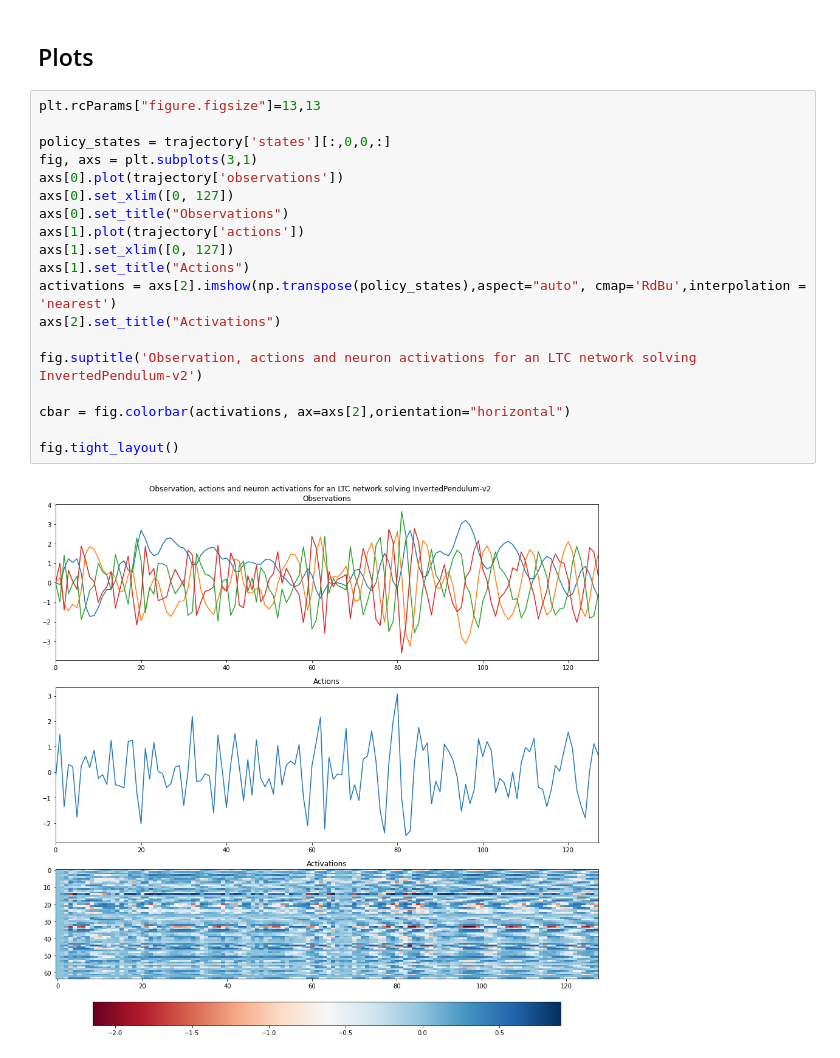
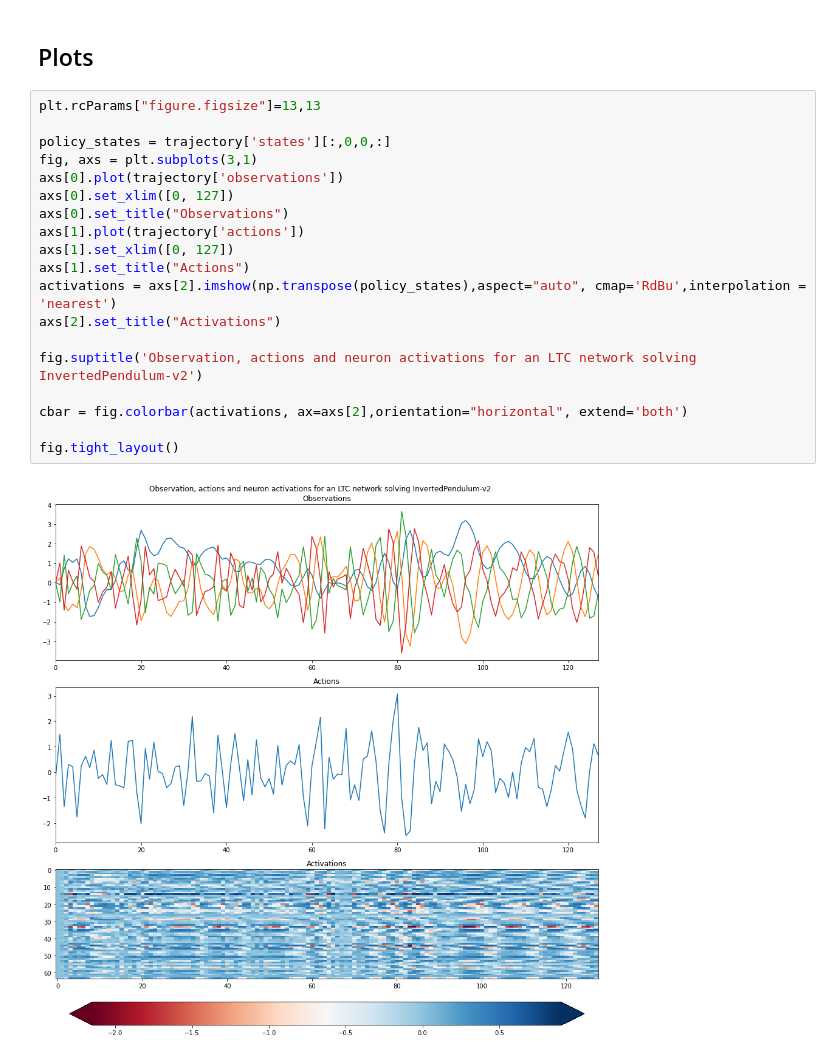
Before and after one commit to RenardDesNeiges/CTNN_Policies_DERL, a Jupyter notebook: eval_and_plot.ipynb, the cells around one changed output. Saved outputs shown, nothing was run; the diff lists cells and outputs as text.

```diff
--- a/eval_and_plot.ipynb
+++ b/eval_and_plot.ipynb
@@ -61,21 +61,21 @@ trajectory = runner.get_next()
 # %%
 plt.rcParams["figure.figsize"]=13,13
 
 policy_states = trajectory['states'][:,0,0,:]
 fig, axs = plt.subplots(3,1)
 axs[0].plot(trajectory['observations'])
 axs[0].set_xlim([0, 127])
 axs[0].set_title("Observations")
 axs[1].plot(trajectory['actions'])
 axs[1].set_xlim([0, 127])
 axs[1].set_title("Actions")
 activations = axs[2].imshow(np.transpose(policy_states),aspect="auto", cmap='RdBu',interpolation = 'nearest')
 axs[2].set_title("Activations")
 
 fig.suptitle('Observation, actions and neuron activations for an LTC network solving InvertedPendulum-v2')
 
-cbar = fig.colorbar(activations, ax=axs[2],orientation="horizontal")
+cbar = fig.colorbar(activations, ax=axs[2],orientation="horizontal", extend='both')
 
 fig.tight_layout()
 # %% [output]
-[figure, old version]
+[figure, new version]
```
Also changed, not shown: parts of 1 cell of this notebook, 3 other files.
